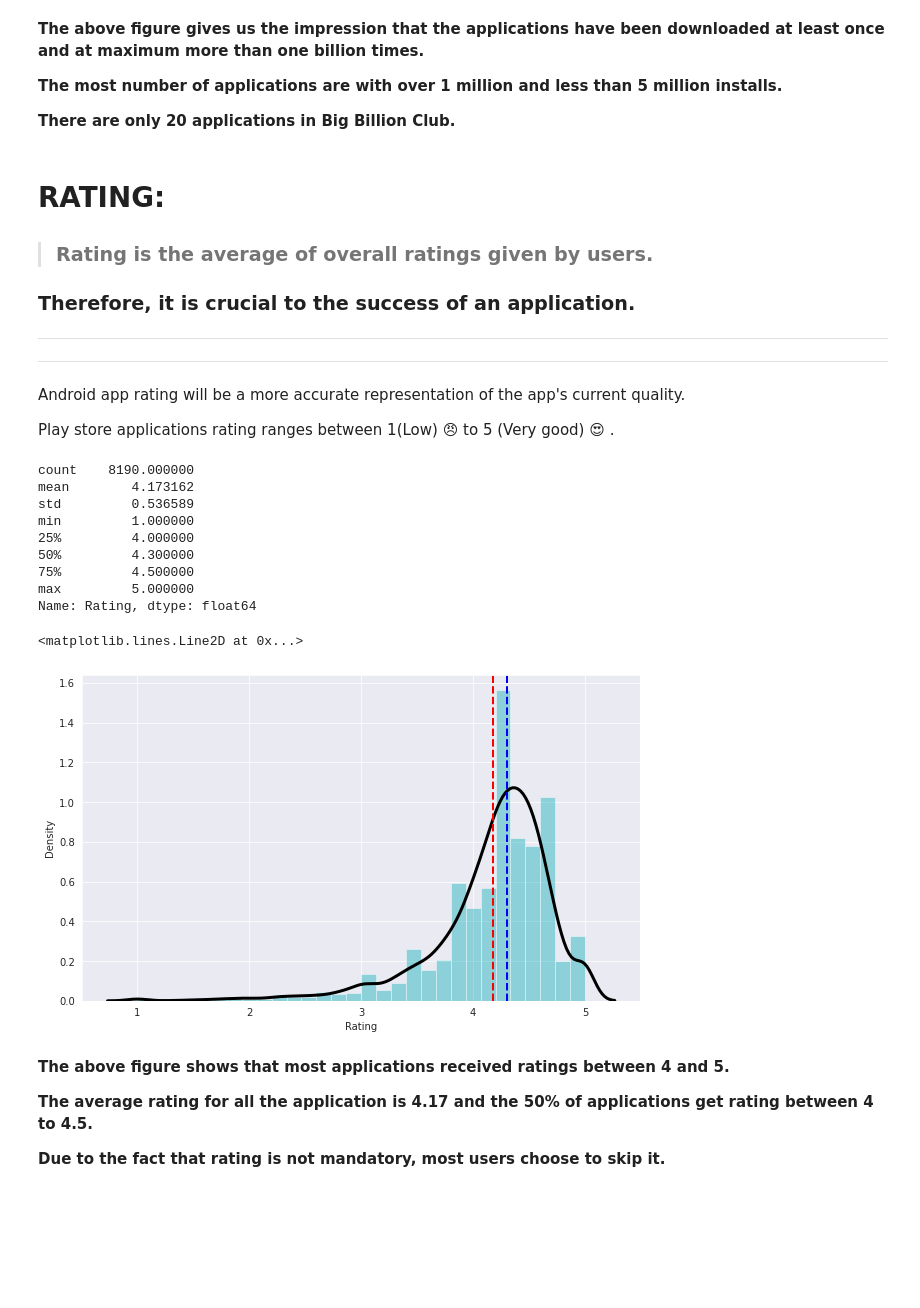
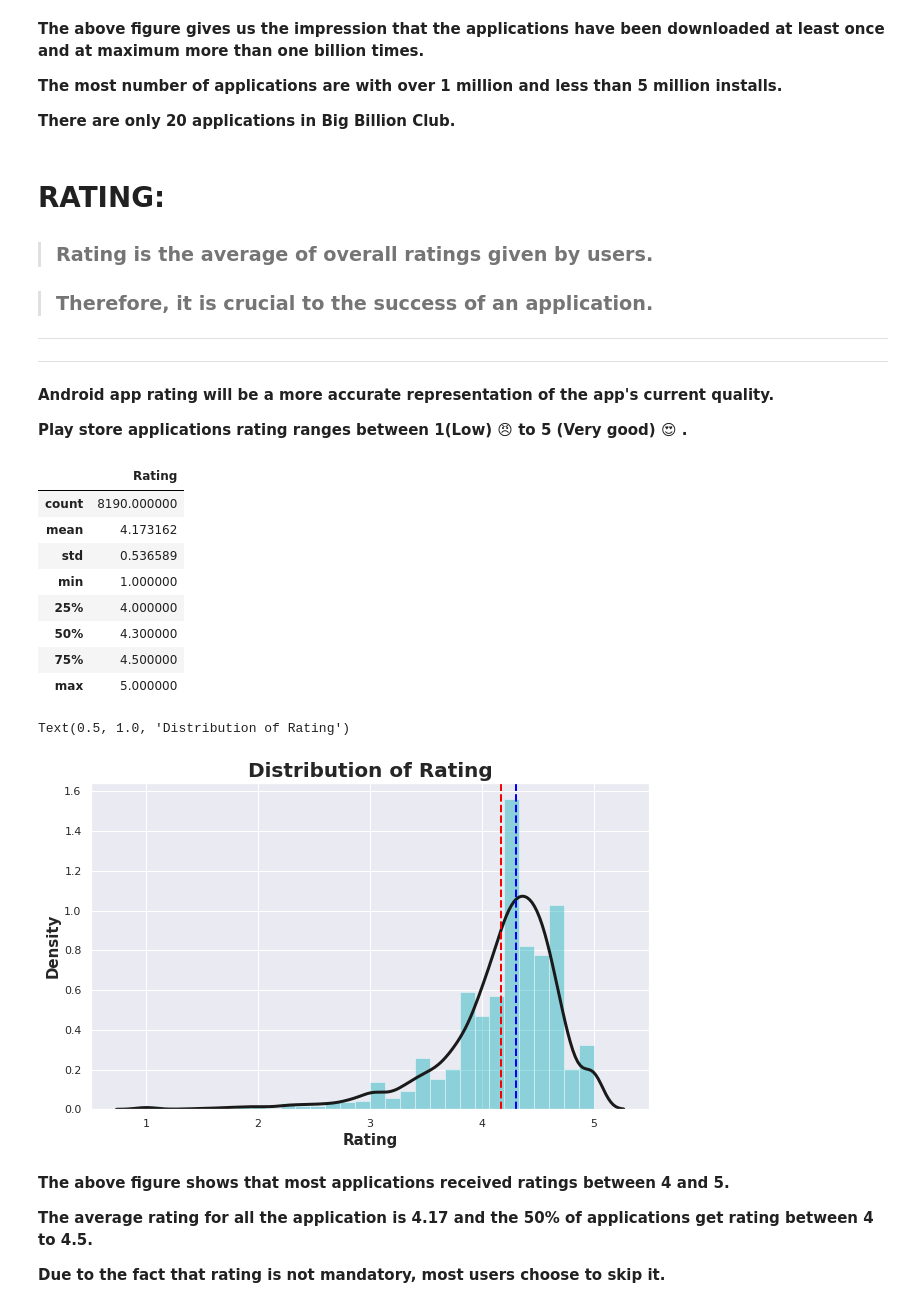
Before and after one commit to S-Deshmukh46/Play_Store_App_Review, a Jupyter notebook: Play_Store_App_Review_Analysis_Capstone_Project(Sourabh).ipynb, the cells around one changed output. Saved outputs shown, nothing was run; the diff lists cells and outputs as text; code cells hidden in the pictures; blank space fills up the shorter version.

```diff
--- a/Play_Store_App_Review_Analysis_Capstone_Project(Sourabh).ipynb
+++ b/Play_Store_App_Review_Analysis_Capstone_Project(Sourabh).ipynb
@@ -326,9 +338,9 @@ Eliminating **"+"** will allow us to retain the original data type.
 # %%
 # Remove "+" sign from Installs column
-play_store_app_data['Installs'] = play_store_app_data['Installs'].apply(lambda x: x.strip('+'))
+play_store_app_data['Installs'] = play_store_app_data['Installs'].apply(lambda x: str(x).strip('+'))
 # %%
 # Remove the "," symbol from the numbers
-play_store_app_data['Installs'] = play_store_app_data['Installs'].apply(lambda x: x.replace(',',''))
+play_store_app_data['Installs'] = play_store_app_data['Installs'].apply(lambda x: str(x).replace(',',''))
 # %%
 # Convert values from string type to numeric type
 play_store_app_data['Installs'] = pd.to_numeric(play_store_app_data['Installs'])
@@ -373,41 +385,48 @@ for p in ax.patches:
 # **RATING:**
 
 
-> ### Rating is the average of overall ratings given by users.
+> ### **Rating is the average of overall ratings given by users.**
 
-### Therefore, it is crucial to the success of an application.
+
+
+> ### **Therefore, it is crucial to the success of an application.**
+
+
 
 ---
 
 ---
 
 
- Android app rating will be a more accurate representation of the app's current quality.
+**Android app rating will be a more accurate representation of the app's current quality.**
 
- Play store applications rating ranges between 1(Low) 😠 to 5 (Very good) 😍 .
+**Play store applications rating ranges between 1(Low) 😠 to 5 (Very good) 😍 .**
 # %%
 # Statistics Of the column "Rating"
-play_store_app_data['Rating'].describe()
+play_store_app_data['Rating'].describe().to_frame()
 # %% [output]
-count    8190.000000
-mean        4.173162
-std         0.536589
-min         1.000000
-25%         4.000000
-50%         4.300000
-75%         4.500000
-max         5.000000
-Name: Rating, dtype: float64
+|  | Rating |
+| count | 8190.000000 |
+| mean | 4.173162 |
+| std | 0.536589 |
+| min | 1.000000 |
+| 25% | 4.000000 |
+| 50% | 4.300000 |
+| 75% | 4.500000 |
+| max | 5.000000 |
 # %%
 # Dist Plot for variable "Rating"
 sns.set_style('darkgrid')
 plt.figure(figsize=(10,6))
 ax=sns.distplot(play_store_app_data['Rating'],bins=30,color='#00a9b5',kde_kws={"color": "k", "lw": 3, "label": "KDE"})
 ax.axvline(play_store_app_data['Rating'].mean(),color='Red',linestyle='dashed',linewidth='2')
 ax.axvline(play_store_app_data['Rating'].median(),color='Blue',linestyle='dashed',linewidth='2')
+ax.set_xlabel('Rating',size=15,fontdict={"weight": "bold"})
+ax.set_ylabel('Density',fontsize=15,fontdict={"weight": "bold"})
+ax.set_title('Distribution of Rating',size=20,fontdict={"weight": "bold"})
 # %% [output]
-<matplotlib.lines.Line2D at 0x...>
+Text(0.5, 1.0, 'Distribution of Rating')
-[figure, old version]
+[figure, new version]
 # %% [markdown]
 **The above figure shows that most applications received ratings between 4 and 5.**
 
```
Also changed, not shown: parts of 129 cells of this notebook.
